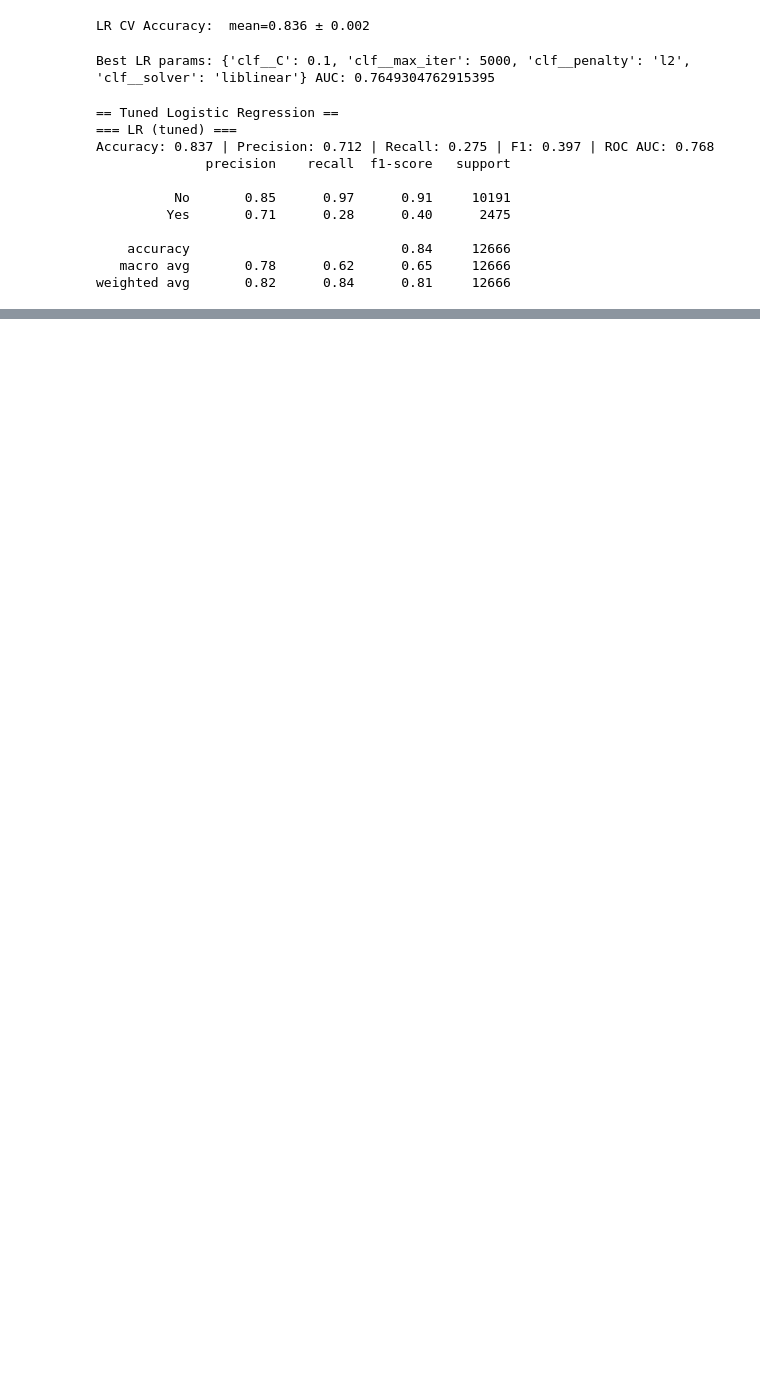
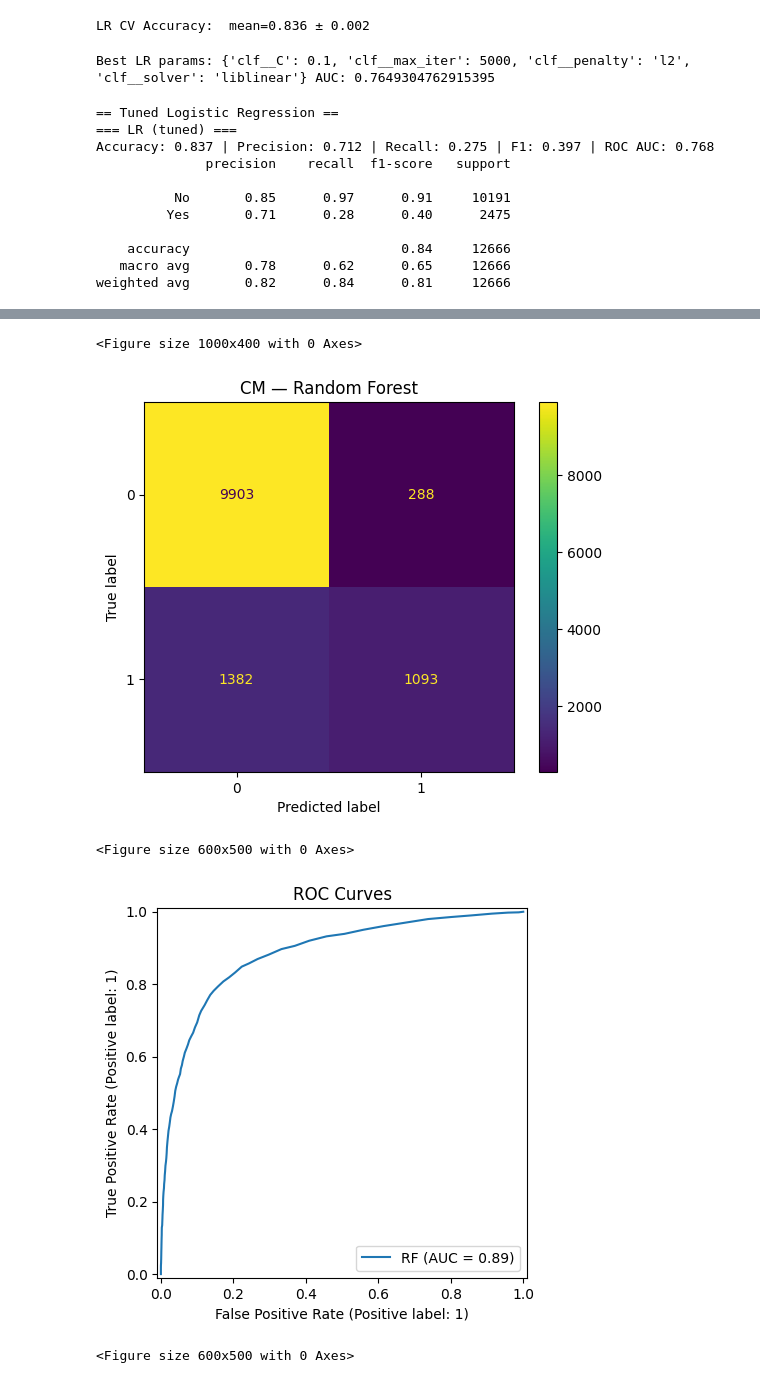
Before and after one commit to Sharmi0809/Customer-Targeting, a Jupyter notebook: Customer_targetting.ipynb, the cells around one changed output, grey strips where cells are left out. Cells and saved outputs as stored; diff of their text form; code cells hidden in the pictures; blank space fills up the shorter version.

```diff
--- a/Customer_targetting.ipynb
+++ b/Customer_targetting.ipynb
@@ -285,0 +302,17 @@ weighted avg       0.82      0.84      0.81     12666
+# %%
+preprocessor = ColumnTransformer([
+    ("num", 'passthrough', numerical_cols),
+    ("cat", categorical_transformer, categorical_cols)
+])
+
+pipe_rf = Pipeline([
+    ('preprocessor',preprocessor),
+    ("clf", RandomForestClassifier(class_weight='balanced', random_state=42))
+])
+
+pipe_rf.fit(X_train, y_train)
+
+y_pred_rf = pipe_rf.predict(X_test)
+y_proba_rf = pipe_rf.predict_proba(X_test)[:,1]
+
+metrics_rf  = report("Random Forest (baseline)", y_test, y_pred_rf, y_proba_rf)
@@ -285,0 +330,21 @@ weighted avg       0.82      0.84      0.81     12666
+# %%
+fig = plt.figure(figsize=(10, 4))
+ConfusionMatrixDisplay.from_predictions(y_test, y_pred_rf);
+plt.title("CM — Random Forest");
+plt.show()
+
+fig = plt.figure(figsize=(6, 5))
+RocCurveDisplay.from_predictions(y_test, y_proba_rf, name="RF")
+plt.title("ROC Curves")
+plt.show()
+
+fig = plt.figure(figsize=(6, 5))
+PrecisionRecallDisplay.from_predictions(y_test, y_proba_rf, name="RF")
+plt.title("Precision-Recall Curves")
+plt.show()
+# %% [output]
+<Figure size 1000x400 with 0 Axes>
+[figure, added]
+<Figure size 600x500 with 0 Axes>
+[figure, added]
+<Figure size 600x500 with 0 Axes>
```
Also changed, not shown: parts of 33 cells of this notebook.
